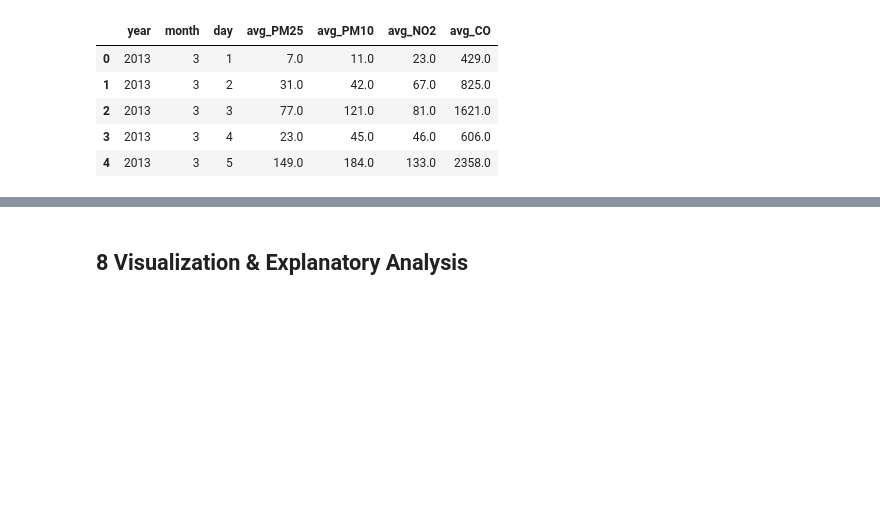
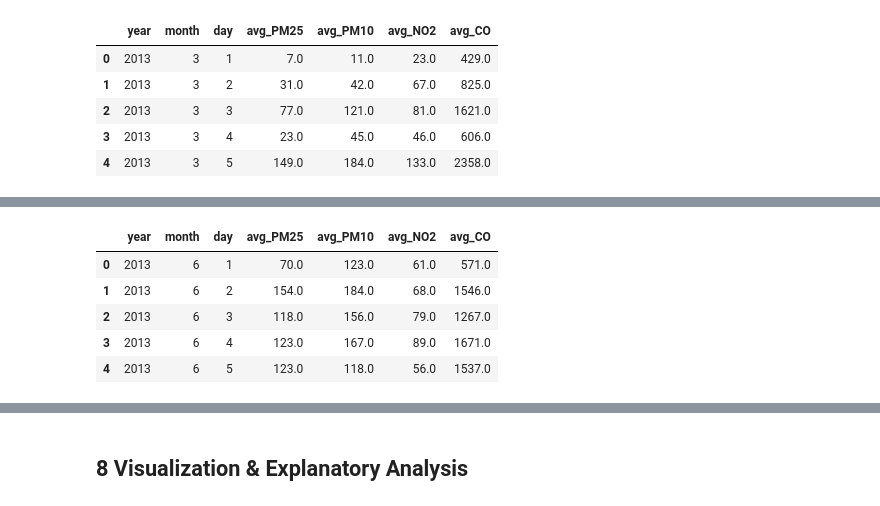
Before and after one commit to Wlnfadhil/Analisa-Data-Air-Quality-Control, a Jupyter notebook: submission/notebook.ipynb, the cells around one changed output, grey strips where cells are left out. Cells and saved outputs as stored; diff of their text form; code cells hidden in the pictures; blank space fills up the shorter version.

```diff
--- a/submission/notebook.ipynb
+++ b/submission/notebook.ipynb
@@ -1132,0 +1182,23 @@ pola_perubahan_kualitas_harian_2013_03.head()
+# %%
+filtered_df = aotizhongxin_df.query('year == 2013 and month == 6 and day >= 1 and day <= 30')
+
+pola_perubahan_kualitas_harian_2013_06 = (
+    filtered_df.groupby(['year', 'month', 'day'])
+    .agg(avg_PM25=('PM2.5', 'mean'), avg_PM10=('PM10', 'mean'), avg_NO2=('NO2', 'mean'), avg_CO=('CO', 'mean'))
+    .reset_index()
+)
+
+pola_perubahan_kualitas_harian_2013_06['avg_PM25'] = pola_perubahan_kualitas_harian_2013_06['avg_PM25'].round()
+pola_perubahan_kualitas_harian_2013_06['avg_PM10'] = pola_perubahan_kualitas_harian_2013_06['avg_PM10'].round()
+pola_perubahan_kualitas_harian_2013_06['avg_NO2'] = pola_perubahan_kualitas_harian_2013_06['avg_NO2'].round()
+pola_perubahan_kualitas_harian_2013_06['avg_CO'] = pola_perubahan_kualitas_harian_2013_06['avg_CO'].round()
+
+# Menampilkan hasil
+pola_perubahan_kualitas_harian_2013_06.head()
+# %% [output]
+|  | year | month | day | avg_PM25 | avg_PM10 | avg_NO2 | avg_CO |
+| 0 | 2013 | 6 | 1 | 70.0 | 123.0 | 61.0 | 571.0 |
+| 1 | 2013 | 6 | 2 | 154.0 | 184.0 | 68.0 | 1546.0 |
+| 2 | 2013 | 6 | 3 | 118.0 | 156.0 | 79.0 | 1267.0 |
+| 3 | 2013 | 6 | 4 | 123.0 | 167.0 | 89.0 | 1671.0 |
+| 4 | 2013 | 6 | 5 | 123.0 | 118.0 | 56.0 | 1537.0 |
```
Also changed, not shown: parts of 22 cells of this notebook.
